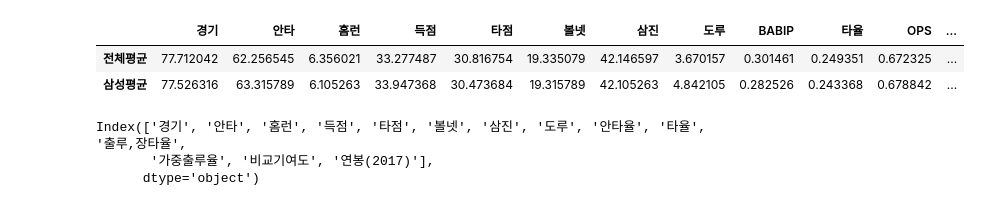
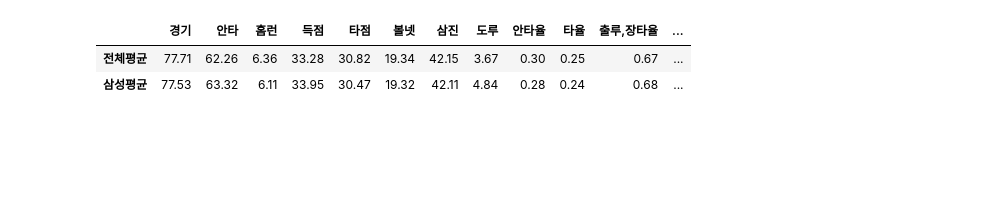
Before and after one commit to PIUphil/toheaven, a Jupyter notebook: 야구2.ipynb, the cells around one changed output. Drawn from its saved outputs; the diff is of its cells as text; code cells hidden in the pictures; blank space fills up the shorter version.

```diff
--- a/야구2.ipynb
+++ b/야구2.ipynb
@@ -1,36 +1,44 @@
 # %%
 # 표준 라이브러리 로딩
 import numpy as np
 import pandas as pd
 import matplotlib as mpl
 import matplotlib.pyplot as plt
 %matplotlib inline
 # import seaborn as sns
 
 # 한글 로딩
 mpl.rc('font', family='Malgun Gothic')
 
-# batter = pd.read_csv("D:/python3/data/batter_stats_2017.csv")
-batter = pd.read_csv("C:/python3/data/batter_stats_2017.csv")
+batter = pd.read_csv("D:/python3/data/batter_stats_2017.csv")
+#batter = pd.read_csv("C:/python3/data/batter_stats_2017.csv")
 batter_df = pd.DataFrame(batter)
 
+# # BABIP ; Batted Average on Balls In Play 인플레이 (피)안타율
+# # OPS ;  On base Plus Slugging 출루율+장타율
+# # wOBA ; weight On-Base Average 가중출루율
+# # WAR ; Win Above Replacement 대체선수 대비 승리기여도
+batter_df = batter_df.rename({'BABIP':'안타율','OPS':'출루,장타율',
+                              'wOBA':'가중출루율' ,'WAR':'비교기여도'}, axis=1)
+
 for i in range(len(batter_df)):
-    if batter_df['BABIP'].values[i]=='-':
-        batter_df['BABIP'].values[i] = 0
+    if batter_df['안타율'].values[i]=='-':
+        batter_df['안타율'].values[i] = 0
 
-batter_df['BABIP'] = batter_df['BABIP'].astype(float, inplace = True)
+batter_df['안타율'] = batter_df['안타율'].astype(float, inplace = True)
+
 bat_mean = batter_df.mean()                             # 전체 평균
 bat_ss = batter_df[batter_df['팀명']=='삼성']           # 삼성만 추출
 bat_ss_mean = bat_ss.mean()                             # 삼성 평균
 bat_means = pd.concat((bat_mean, bat_ss_mean), axis=1)  # 전체+삼성 평균
 bat_means = bat_means.T
-# bat_means = round(bat_means, 2)
+bat_means = round(bat_means, 2)
 
 # 관련성 떨어지는것 or 겹치는 것 제거, OPS=출루율+장타율
 bat_means.drop(['타석','타수','출루율','장타율','연봉(2018)'], axis=1, inplace=True)
 bat_means.index = ['전체평균', '삼성평균']              # 인덱스 변경
 display(bat_means)
 # %% [output]
-|  | 경기 | 안타 | 홈런 | 득점 | 타점 | 볼넷 | 삼진 | 도루 | BABIP | 타율 | OPS | ... |
-| 전체평균 | 77.712042 | 62.256545 | 6.356021 | 33.277487 | 30.816754 | 19.335079 | 42.146597 | 3.670157 | 0.301461 | 0.249351 | 0.672325 | ... |
-| 삼성평균 | 77.526316 | 63.315789 | 6.105263 | 33.947368 | 30.473684 | 19.315789 | 42.105263 | 4.842105 | 0.282526 | 0.243368 | 0.678842 | ... |
+|  | 경기 | 안타 | 홈런 | 득점 | 타점 | 볼넷 | 삼진 | 도루 | 안타율 | 타율 | 출루,장타율 | ... |
+| 전체평균 | 77.71 | 62.26 | 6.36 | 33.28 | 30.82 | 19.34 | 42.15 | 3.67 | 0.30 | 0.25 | 0.67 | ... |
+| 삼성평균 | 77.53 | 63.32 | 6.11 | 33.95 | 30.47 | 19.32 | 42.11 | 4.84 | 0.28 | 0.24 | 0.68 | ... |
@@ -44,6 +44,0 @@ bat_means = bat_means.rename({'BABIP':'안타율','OPS':'출루,장타율',
-# %%
-bat_means.columns
-# %% [output]
-Index(['경기', '안타', '홈런', '득점', '타점', '볼넷', '삼진', '도루', '안타율', '타율', '출루,장타율',
-       '가중출루율', '비교기여도', '연봉(2017)'],
-      dtype='object')
```
Also changed, not shown: parts of 18 cells of this notebook.
